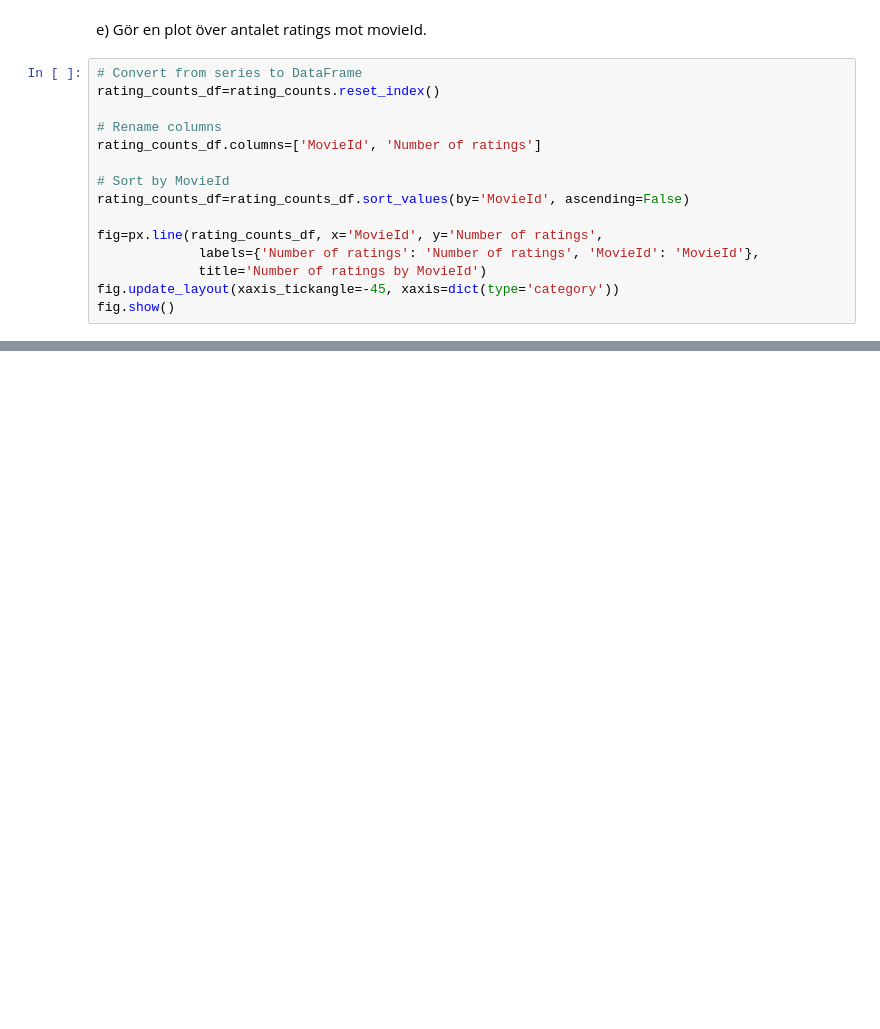
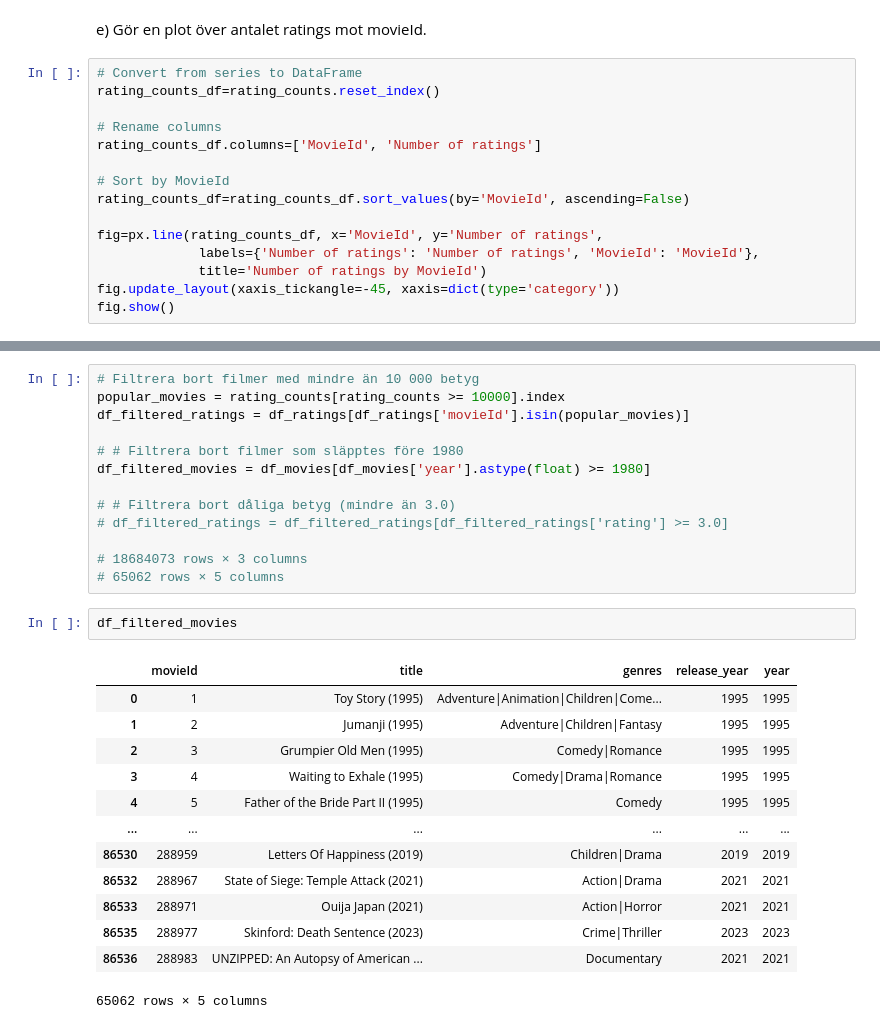
Before and after one commit to LouiseLuoto/AI-Louise-Luoto-OPA23, a Jupyter notebook: labs/lab1/code.ipynb, the cells around one changed output, grey strips where cells are left out. Drawn from its saved outputs; the diff is of its cells as text; blank space fills up the shorter version.

Commit message:
filter data

```diff
--- a/labs/lab1/code.ipynb
+++ b/labs/lab1/code.ipynb
@@ -141,0 +152,29 @@ fig.show()
+# %%
+# Filtrera bort filmer med mindre än 10 000 betyg
+popular_movies = rating_counts[rating_counts >= 10000].index
+df_filtered_ratings = df_ratings[df_ratings['movieId'].isin(popular_movies)]
+
+# # Filtrera bort filmer som släpptes före 1980
+df_filtered_movies = df_movies[df_movies['year'].astype(float) >= 1980]
+
+# # Filtrera bort dåliga betyg (mindre än 3.0)
+# df_filtered_ratings = df_filtered_ratings[df_filtered_ratings['rating'] >= 3.0]
+
+# 18684073 rows × 3 columns
+# 65062 rows × 5 columns
+# %%
+df_filtered_movies
+# %% [output]
+|  | movieId | title | genres | release_year | year |
+| 0 | 1 | Toy Story (1995) | Adventure|Animation|Children|Come... | 1995 | 1995 |
+| 1 | 2 | Jumanji (1995) | Adventure|Children|Fantasy | 1995 | 1995 |
+| 2 | 3 | Grumpier Old Men (1995) | Comedy|Romance | 1995 | 1995 |
+| 3 | 4 | Waiting to Exhale (1995) | Comedy|Drama|Romance | 1995 | 1995 |
+| 4 | 5 | Father of the Bride Part II (1995) | Comedy | 1995 | 1995 |
+| ... | ... | ... | ... | ... | ... |
+| 86530 | 288959 | Letters Of Happiness (2019) | Children|Drama | 2019 | 2019 |
+| 86532 | 288967 | State of Siege: Temple Attack (2021) | Action|Drama | 2021 | 2021 |
+| 86533 | 288971 | Ouija Japan (2021) | Action|Horror | 2021 | 2021 |
+| 86535 | 288977 | Skinford: Death Sentence (2023) | Crime|Thriller | 2023 | 2023 |
+| 86536 | 288983 | UNZIPPED: An Autopsy of American ... | Documentary | 2021 | 2021 |
+65062 rows × 5 columns
```
Also changed, not shown: parts of 2 cells of this notebook.
